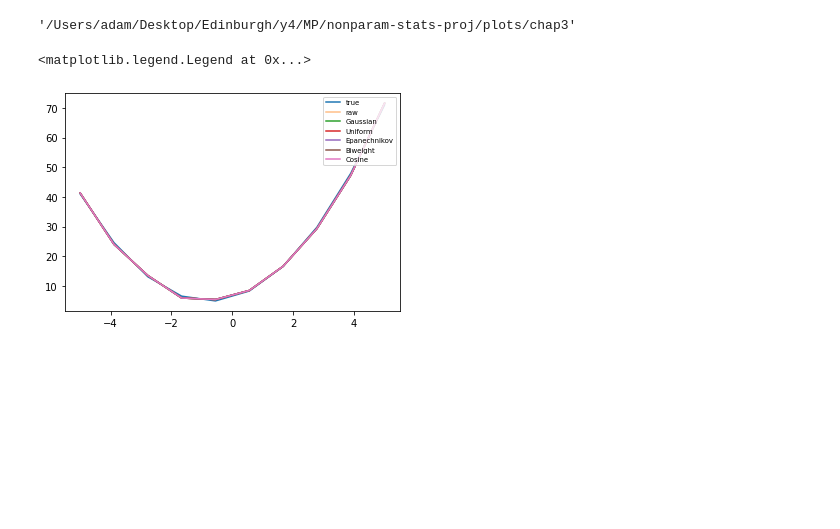
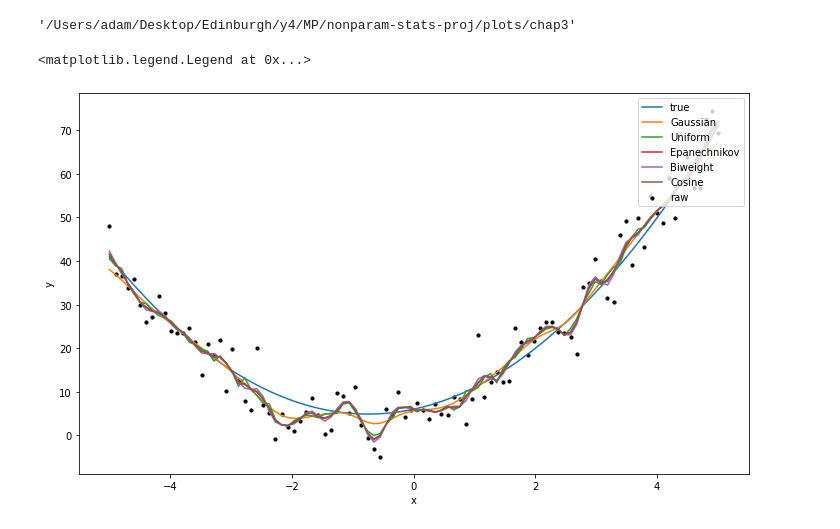
Before and after one commit to abalone88/nonparam-stats-proj, a Jupyter notebook: code/chp3-nonparam-regression/kernel_regression.ipynb, the cells around one changed output. Drawn from its saved outputs; the diff is of its cells as text; code cells hidden in the pictures; blank space fills up the shorter version.

Commit message:
finish chap 3 kernel plots

```diff
--- a/code/chp3-nonparam-regression/kernel_regression.ipynb
+++ b/code/chp3-nonparam-regression/kernel_regression.ipynb
@@ -40,27 +40,31 @@ def cosine_kernel(x):
 # %%
 def custom_kr(Y, kernel_func, h, x_grid):
     rx = np.zeros_like(x_grid)
     for i in range(len(data)):
         wi = kernel_func((x_grid - x[i]) / h) / sum(kernel_func((x_grid - x[i]) / h))
-        rx[i] = sum(wi * Y[i])
+        rx[i] = np.dot(wi, Y)
     return rx
 
-x = np.linspace(-5, 5, 10)
-data = 3*x + 2*x**2 + np.random.normal(0, 0.5, size = 10) + 6
+x = np.linspace(-5, 5, 100)
+data = 3*x + 2*x**2 + np.random.normal(0, 5, size = 100) + 6
 true = 3*x + 2*x**2 + 6
-h = 5
+h = .3
+
+plt.figure(figsize=(12, 7))
 
 plt.plot(x, true, label="true")
-plt.plot(x, data, label="raw", alpha=0.5)
+plt.scatter(x, data, label="raw", c="black", s=10)
 plt.plot(x, custom_kr(data, gaussian_kernel, h, x), label="Gaussian")
 plt.plot(x, custom_kr(data, uniform_kernel, h, x), label="Uniform")
 plt.plot(x, custom_kr(data, epanechnikov_kernel, h, x), label="Epanechnikov")
 plt.plot(x, custom_kr(data, biweight_kernel, h, x), label="Biweight")
 plt.plot(x, custom_kr(data, cosine_kernel, h, x), label="Cosine")
-plt.legend(loc="upper right", fontsize="x-small")
+plt.xlabel("x")
+plt.ylabel("y")
+plt.legend(loc="upper right")
 # %% [output]
 <matplotlib.legend.Legend at 0x...>
-[figure, old version]
+[figure, new version]
 # %%
 # Individual plots for clearer visualisaiton
 
```
Also changed, not shown: parts of 3 cells of this notebook, 1 other file.
